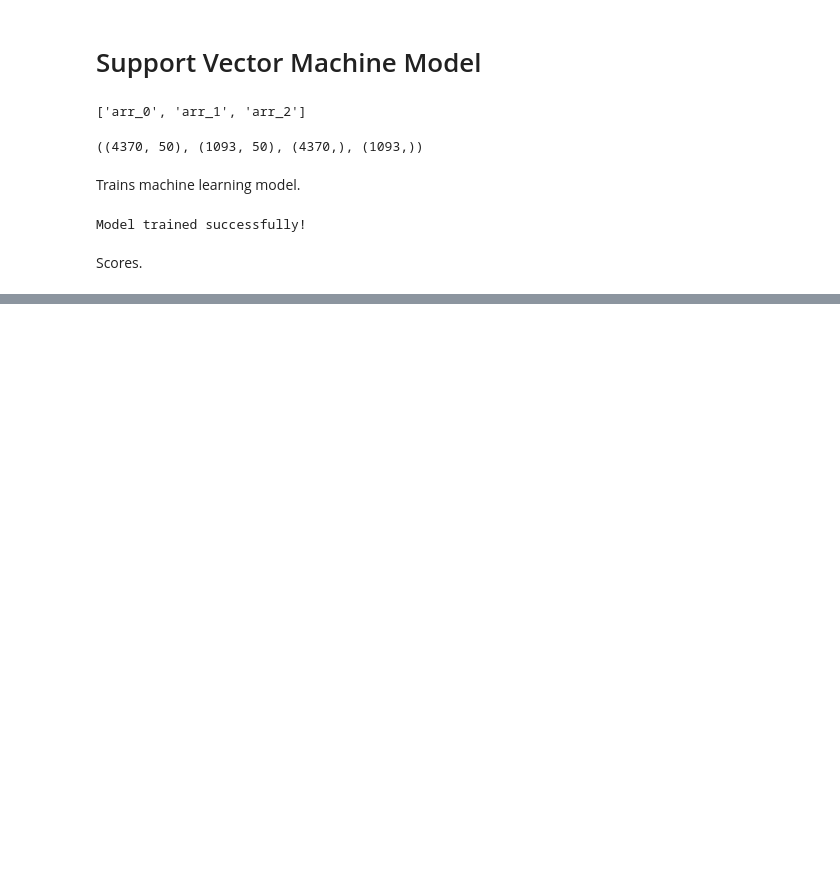
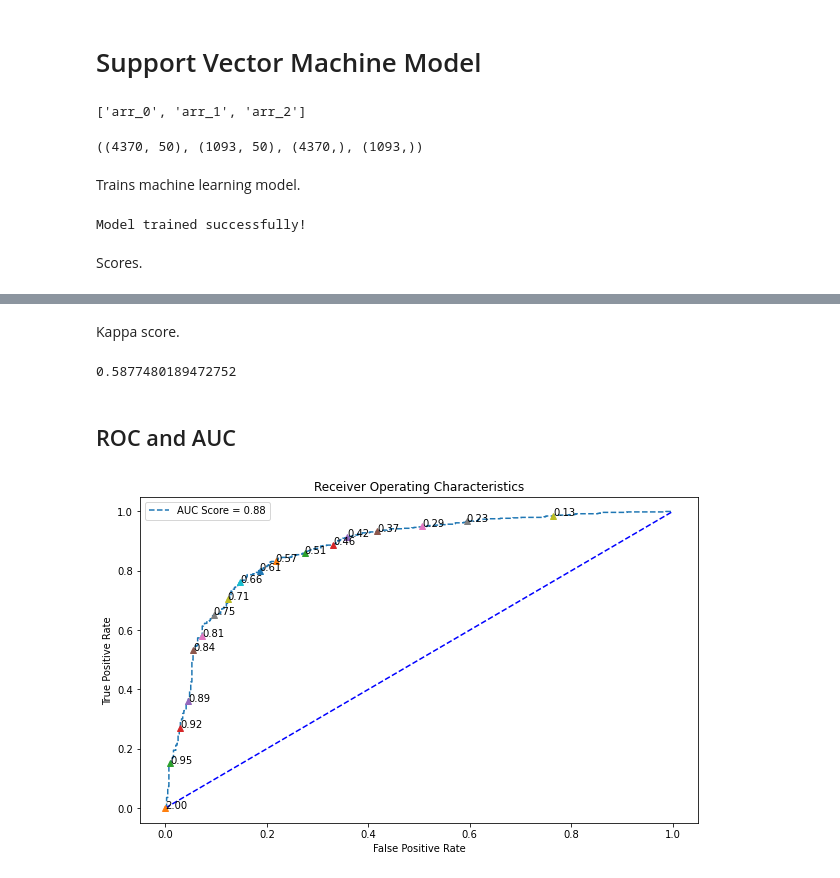
Before and after one commit to lucianoacsilva/face-recognition-app, a Jupyter notebook: Module_2/SVM_Model.ipynb, the cells around one changed output, grey strips where cells are left out. Saved outputs shown, nothing was run; the diff lists cells and outputs as text; code cells hidden in the pictures; blank space fills up the shorter version.

```diff
--- a/Module_2/SVM_Model.ipynb
+++ b/Module_2/SVM_Model.ipynb
@@ -41,0 +83,27 @@ model.score(x_train, y_train), model.score(x_test, y_test)
+# %% [markdown]
+Kappa score.
+# %%
+metrics.cohen_kappa_score(y_test, y_pred)
+# %% [output]
+0.5877480189472752
+# %% [markdown]
+## ROC and AUC
+# %%
+fpr, tpr, thresh = metrics.roc_curve(y_test, y_prob[:, 1]) # ROC for female
+auc_score = metrics.auc(fpr, tpr)
+
+plt.figure(figsize=(10, 6))
+plt.plot(fpr, tpr, "--")
+plt.plot([0, 1], [0, 1], "b--")
+
+for i in range(0, len(thresh), 20):
+    plt.plot(fpr[i], tpr[i], "^")
+    plt.text(fpr[i], tpr[i], "%0.2f"%thresh[i])
+
+plt.legend(["AUC Score = %0.2f"%auc_score])
+plt.xlabel("False Positive Rate")
+plt.ylabel("True Positive Rate")
+plt.title("Receiver Operating Characteristics")
+plt.show()
+# %% [output]
+[figure, added]
```
Also changed, not shown: parts of 6 cells of this notebook.
